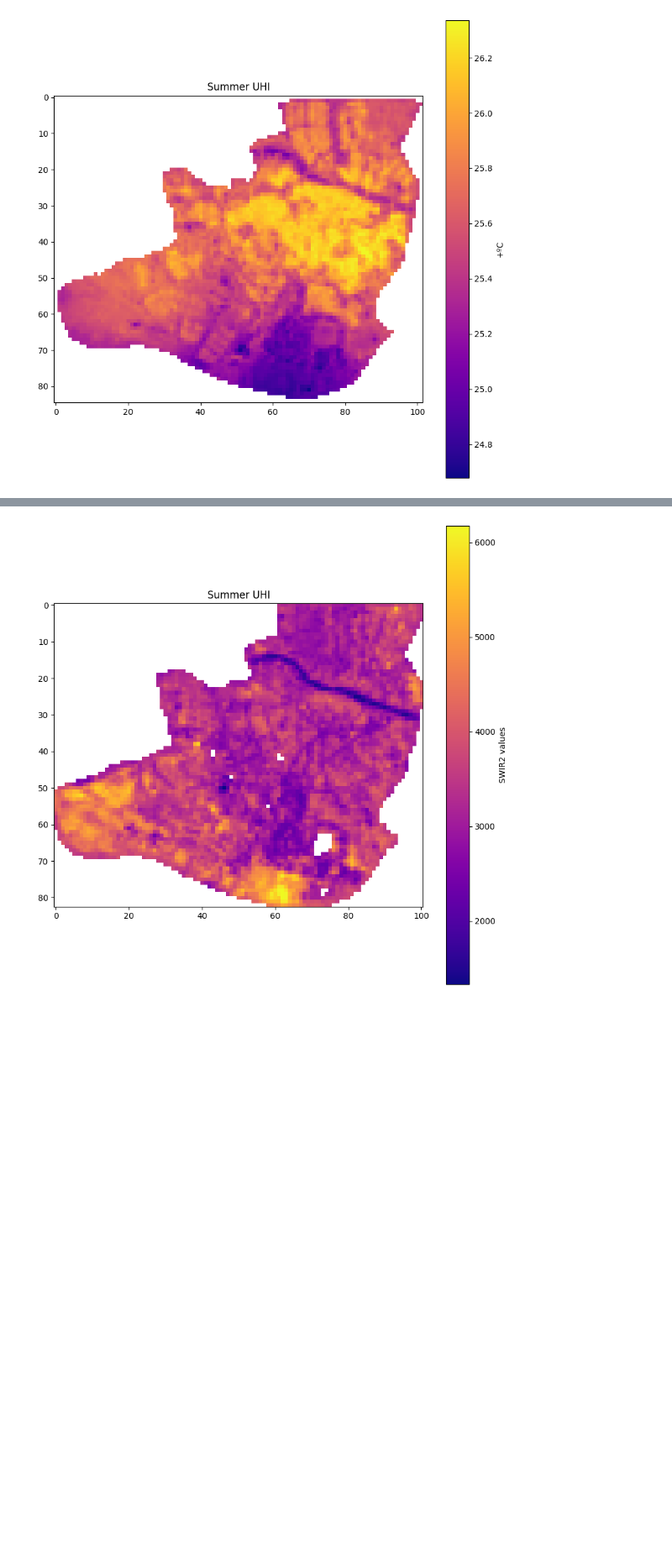
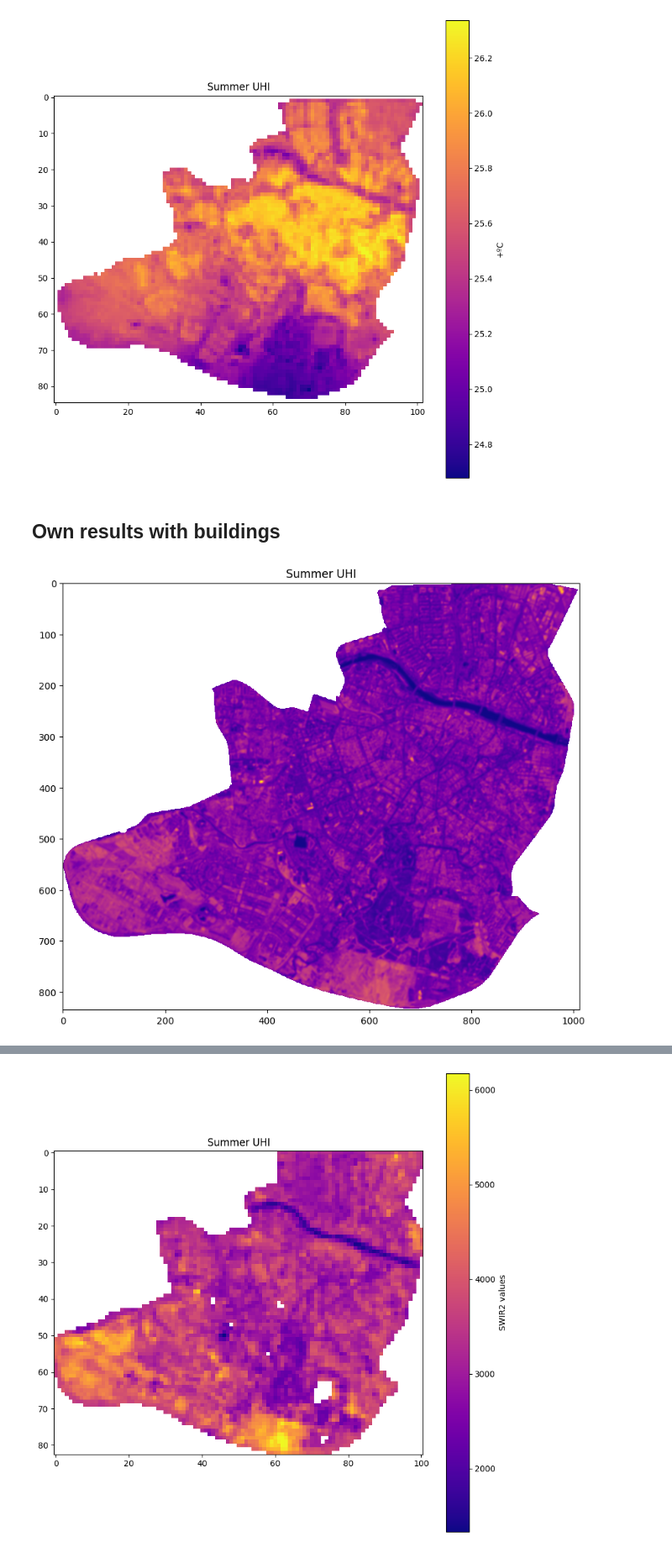
Before and after one commit to ayubero/uhi, a Jupyter notebook: scripts/compare_uhis.ipynb, the cells around one changed output, grey strips where cells are left out. Shown at 84% size. Cells and saved outputs as stored; diff of their text form; code cells hidden in the pictures; blank space fills up the shorter version.

Commit message:
Upscaling with buildings

```diff
--- a/scripts/compare_uhis.ipynb
+++ b/scripts/compare_uhis.ipynb
@@ -35,5 +40,45 @@ plt.title(f'Summer UHI')
 plt.show()
 # %% [output]
 [figure]
+# %% [markdown]
+## Own results with buildings
 # %%
 from rasterio.enums import Resampling
+# %%
+summer_uhi_masked_path = '../data/swir2_average_masked.tif'
+# %%
+with rasterio.open(summer_uhi_masked_path) as src:
+    no_data_value = src.nodata
+    summer_uhi_band = src.read(1)
+
+    # Define transformation and output resolution
+    transform = src.transform
+    new_resolution = 100  # Desired resolution in meters
+    old_resolution = src.res[0]  # Original resolution (20m)
+
+    # Compute new size
+    scale = old_resolution / new_resolution
+    new_width = int(src.width * scale)
+    new_height = int(src.height * scale)
+
+    # Define new transformation
+    new_transform = src.transform * src.transform.scale(
+        (src.width / new_width),
+        (src.height / new_height)
+    )
+
+    resampled_data = src.read(
+        1,
+        out_shape=(1, new_height, new_width),
+        resampling=Resampling.bilinear
+    )
+
+# Mask clusters where original band had no-data
+summer_uhi_band = np.ma.masked_where(summer_uhi_band == no_data_value, summer_uhi_band)
+
+plt.figure(figsize=(10, 10))
+plt.imshow(summer_uhi_band, cmap='plasma')
+plt.title(f'Summer UHI')
+plt.show()
+# %% [output]
+[figure, added]
```
Also changed, not shown: parts of 12 cells of this notebook, 2 other files.
